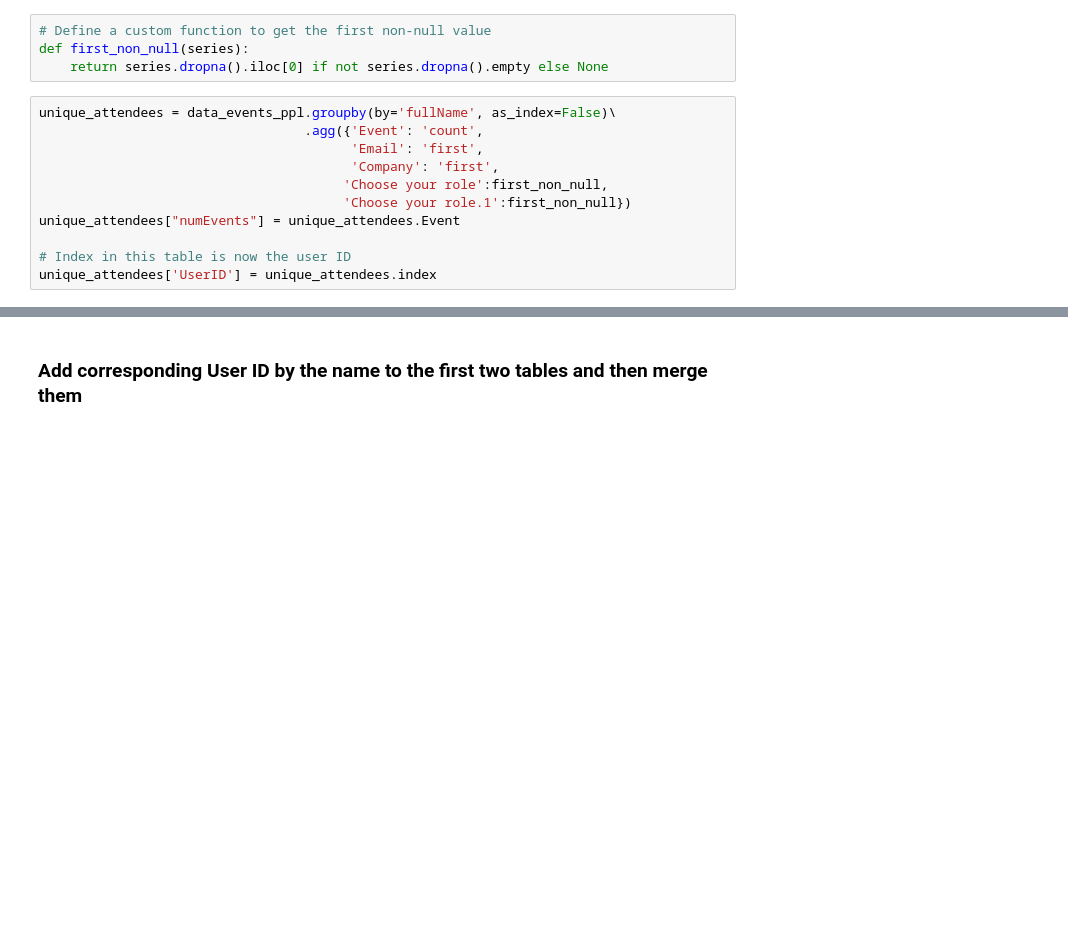
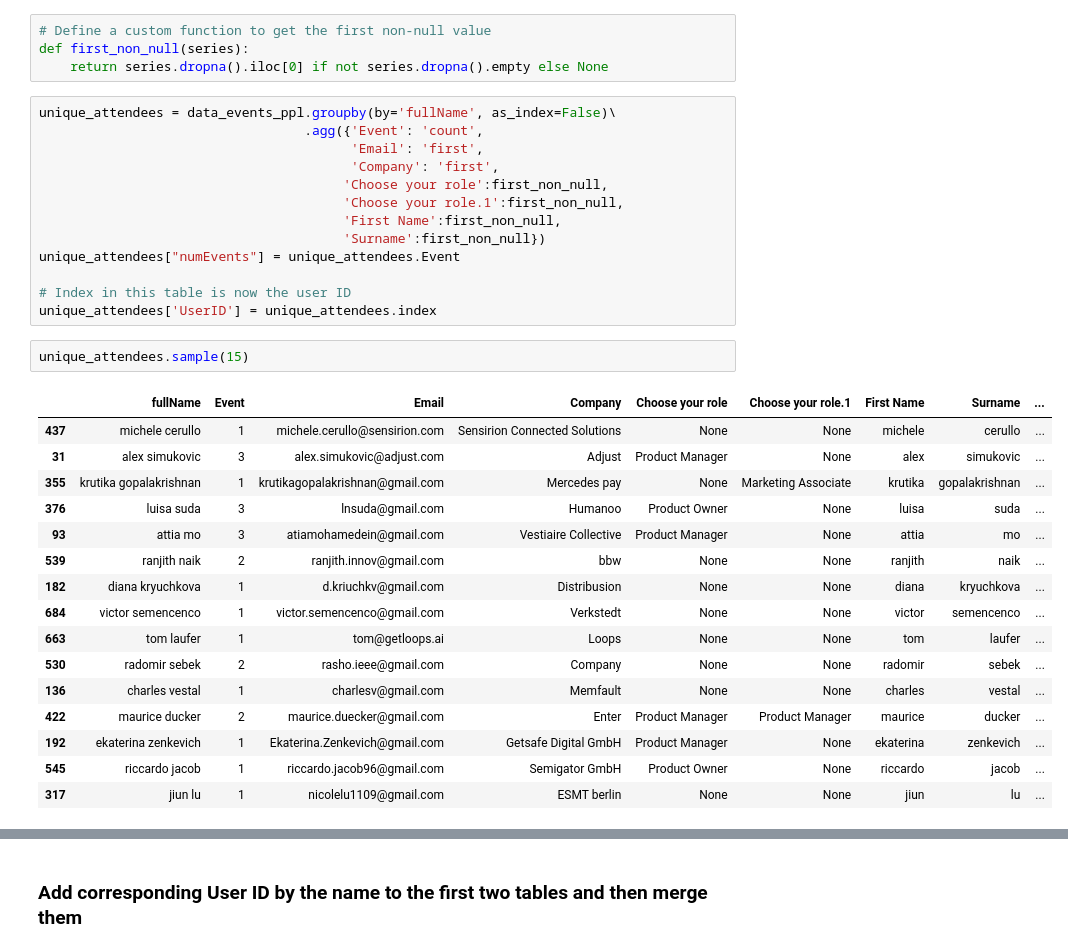
Before and after one commit to Shubhi-Varshney/data_bpm, a Jupyter notebook: notebooks/yulia_bpm_explore.ipynb, the cells around one changed output, grey strips where cells are left out. Cells and saved outputs as stored; diff of their text form; blank space fills up the shorter version.

```diff
--- a/notebooks/yulia_bpm_explore.ipynb
+++ b/notebooks/yulia_bpm_explore.ipynb
@@ -172,9 +223,30 @@ unique_attendees = data_events_ppl.groupby(by='fullName', as_index=False)\
                                         'Email': 'first',
                                         'Company': 'first',
                                        'Choose your role':first_non_null,
-                                       'Choose your role.1':first_non_null})
+                                       'Choose your role.1':first_non_null,
+                                       'First Name':first_non_null,
+                                       'Surname':first_non_null})
 unique_attendees["numEvents"] = unique_attendees.Event
 
 # Index in this table is now the user ID
 unique_attendees['UserID'] = unique_attendees.index
+# %%
+unique_attendees.sample(15)
+# %% [output]
+|  | fullName | Event | Email | Company | Choose your role | Choose your role.1 | First Name | Surname | ... |
+| 437 | michele cerullo | 1 | michele.cerullo@sensirion.com | Sensirion Connected Solutions | None | None | michele | cerullo | ... |
+| 31 | alex simukovic | 3 | alex.simukovic@adjust.com | Adjust | Product Manager | None | alex | simukovic | ... |
+| 355 | krutika gopalakrishnan | 1 | krutikagopalakrishnan@gmail.com | Mercedes pay | None | Marketing Associate | krutika | gopalakrishnan | ... |
+| 376 | luisa suda | 3 | lnsuda@gmail.com | Humanoo | Product Owner | None | luisa | suda | ... |
+| 93 | attia mo | 3 | atiamohamedein@gmail.com | Vestiaire Collective | Product Manager | None | attia | mo | ... |
+| 539 | ranjith naik | 2 | ranjith.innov@gmail.com | bbw | None | None | ranjith | naik | ... |
+| 182 | diana kryuchkova | 1 | d.kriuchkv@gmail.com | Distribusion | None | None | diana | kryuchkova | ... |
+| 684 | victor semencenco | 1 | victor.semencenco@gmail.com | Verkstedt | None | None | victor | semencenco | ... |
+| 663 | tom laufer | 1 | tom@getloops.ai | Loops | None | None | tom | laufer | ... |
+| 530 | radomir sebek | 2 | rasho.ieee@gmail.com | Company | None | None | radomir | sebek | ... |
+| 136 | charles vestal | 1 | charlesv@gmail.com | Memfault | None | None | charles | vestal | ... |
+| 422 | maurice ducker | 2 | maurice.duecker@gmail.com | Enter | Product Manager | Product Manager | maurice | ducker | ... |
+| 192 | ekaterina zenkevich | 1 | Ekaterina.Zenkevich@gmail.com | Getsafe Digital GmbH | Product Manager | None | ekaterina | zenkevich | ... |
+| 545 | riccardo jacob | 1 | riccardo.jacob96@gmail.com | Semigator GmbH | Product Owner | None | riccardo | jacob | ... |
+| 317 | jiun lu | 1 | nicolelu1109@gmail.com | ESMT berlin | None | None | jiun | lu | ... |
 # %%
```
Also changed, not shown: parts of 20 cells of this notebook.
